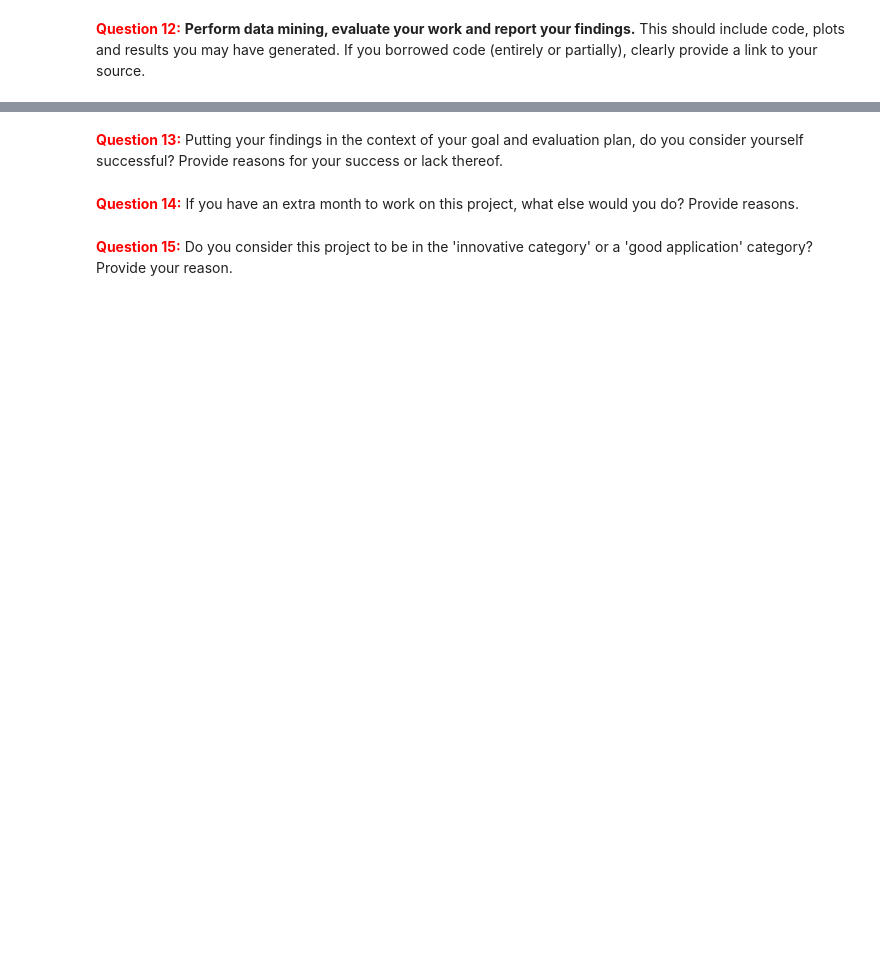
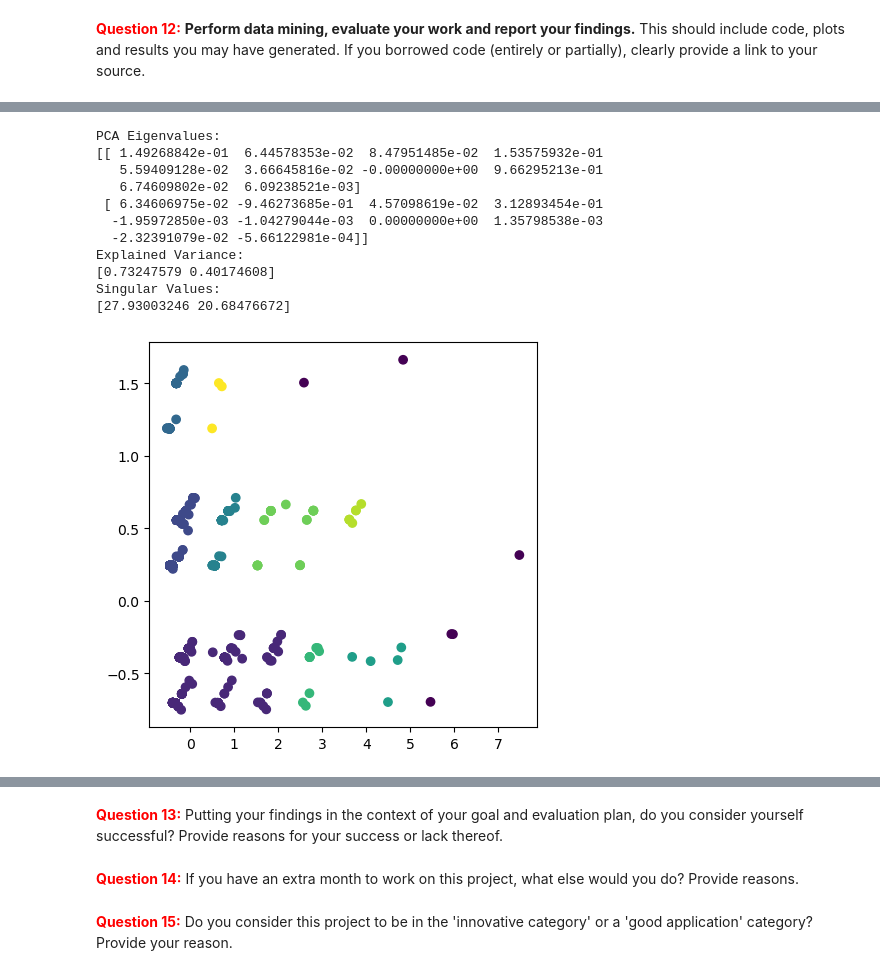
Before and after one commit to andrewstring/intelligent-data-analysis-final-project, a Jupyter notebook: Hands-on Project.ipynb, the cells around one changed output, grey strips where cells are left out. Saved outputs shown, nothing was run; the diff lists cells and outputs as text; code cells hidden in the pictures; blank space fills up the shorter version.

```diff
--- a/Hands-on Project.ipynb
+++ b/Hands-on Project.ipynb
@@ -41,0 +159,31 @@ You may use this package to load UCI data in python: https://github.com/SkafteNi
+# %%
+
+df2 = pd.read_csv("./flare-data/newflare.data2",header=None,names=["0","1","2","3","4","5","6","7","8","9","10","11","12"])
+pca.fit(df2[["3","4","5","6","7","8","9","10","11","12"]])
+transformed_data = pca.transform(df2[["3","4","5","6","7","8","9","10","11","12"]])
+print(f"PCA Eigenvalues:\n{pca.components_}")
+print(f"Explained Variance:\n{pca.explained_variance_}")
+print(f"Singular Values:\n{pca.singular_values_}")
+clustering = DBSCAN(min_samples=3).fit(transformed_data)
+zipped_data = list(zip(*transformed_data))
+zipped_data.append(clustering.labels_)
+
+fig = plt.figure(1,figsize=(5,5))
+plt.clf()
+
+ax = fig.add_subplot()
+ax.scatter(zipped_data[0],zipped_data[1], c=zipped_data[2])
+plt.show()
+# %% [output]
+PCA Eigenvalues:
+[[ 1.49268842e-01  6.44578353e-02  8.47951485e-02  1.53575932e-01
+   5.59409128e-02  3.66645816e-02 -0.00000000e+00  9.66295213e-01
+   6.74609802e-02  6.09238521e-03]
+ [ 6.34606975e-02 -9.46273685e-01  4.57098619e-02  3.12893454e-01
+  -1.95972850e-03 -1.04279044e-03  0.00000000e+00  1.35798538e-03
+  -2.32391079e-02 -5.66122981e-04]]
+Explained Variance:
+[0.73247579 0.40174608]
+Singular Values:
+[27.93003246 20.68476672]
+[figure, added]
```
Also changed, not shown: parts of 16 cells of this notebook, 2 other files.
